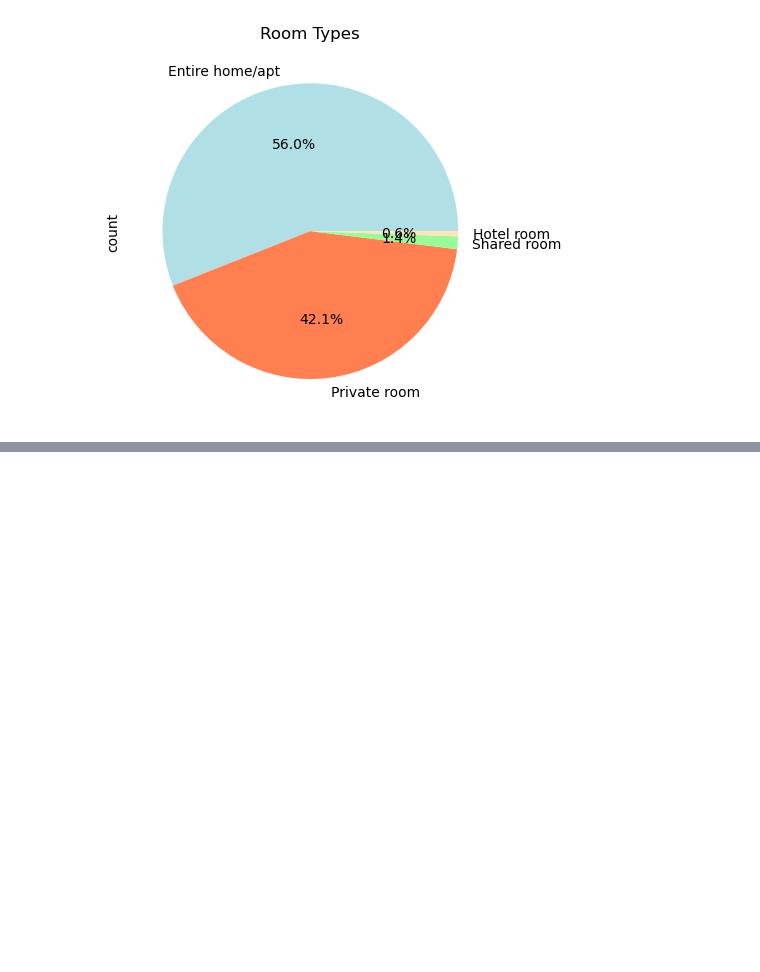
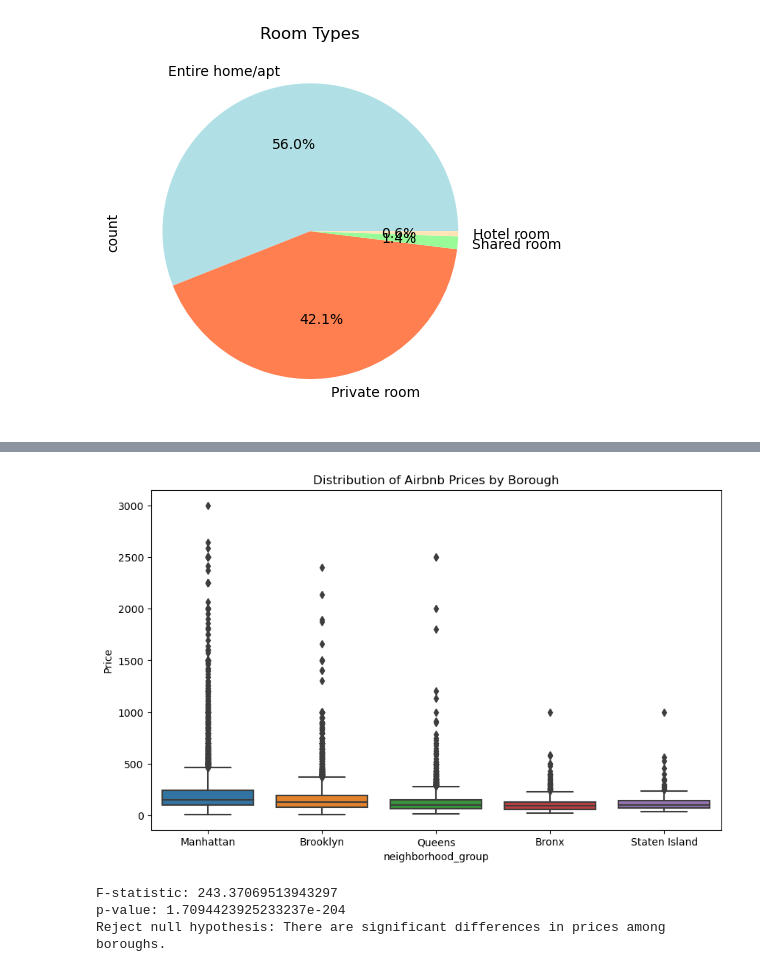
Before and after one commit to zippyprod/Project-3, a Jupyter notebook: charts.ipynb, the cells around one changed output, grey strips where cells are left out. Cells and saved outputs as stored; diff of their text form; code cells hidden in the pictures; blank space fills up the shorter version.

```diff
--- a/charts.ipynb
+++ b/charts.ipynb
@@ -235,0 +291,19 @@ plt.show()
+# %%
+import pandas as pd
+
+# Assuming airbnb_data is your DataFrame
+
+# Drop rows with price above 8000 for visualizations
+filtered_df = airbnb_df[airbnb_df['price'] <= 3000]
+# %%
+# Visualization - Box plot
+import seaborn as sns
+
+plt.figure(figsize=(10, 6))
+sns.boxplot(x='neighborhood_group', y='price', data=filtered_df)
+plt.title('Distribution of Airbnb Prices by Borough')
+plt.xlabel('neighborhood_group')
+plt.ylabel('Price')
+plt.show()
+# %% [output]
+[figure, added]
@@ -235,0 +315,17 @@ plt.show()
+# %%
+# Perform ANOVA test
+f_statistic, p_value = f_oneway(*borough_prices)
+
+# Print results
+print("F-statistic:", f_statistic)
+print("p-value:", p_value)
+
+# Interpretation of results
+if p_value < 0.05:
+    print("Reject null hypothesis: There are significant differences in prices among boroughs.")
+else:
+    print("Fail to reject null hypothesis: There are no significant differences in prices among boroughs.")
+# %% [output]
+F-statistic: 243.37069513943297
+p-value: 1.7094423925233237e-204
+Reject null hypothesis: There are significant differences in prices among boroughs.
```
Also changed, not shown: parts of 8 cells of this notebook.
